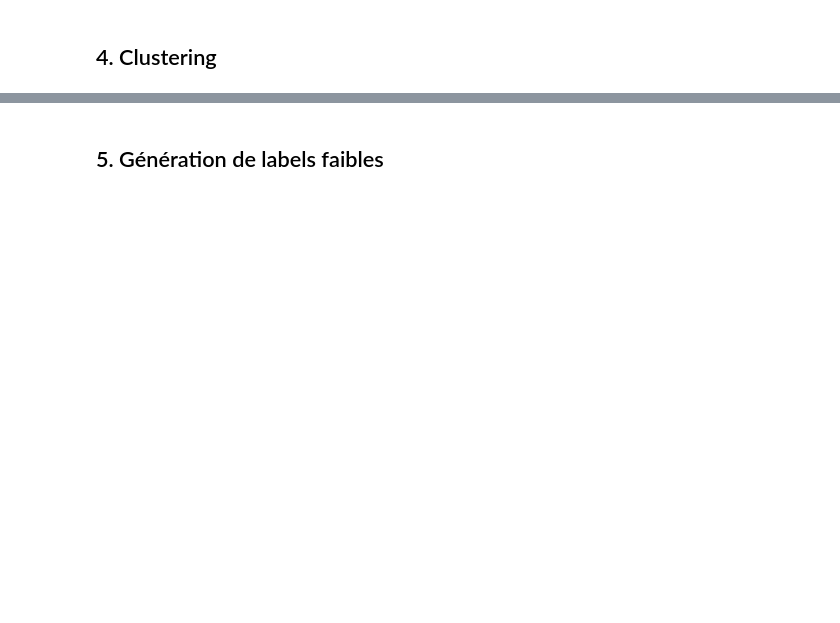
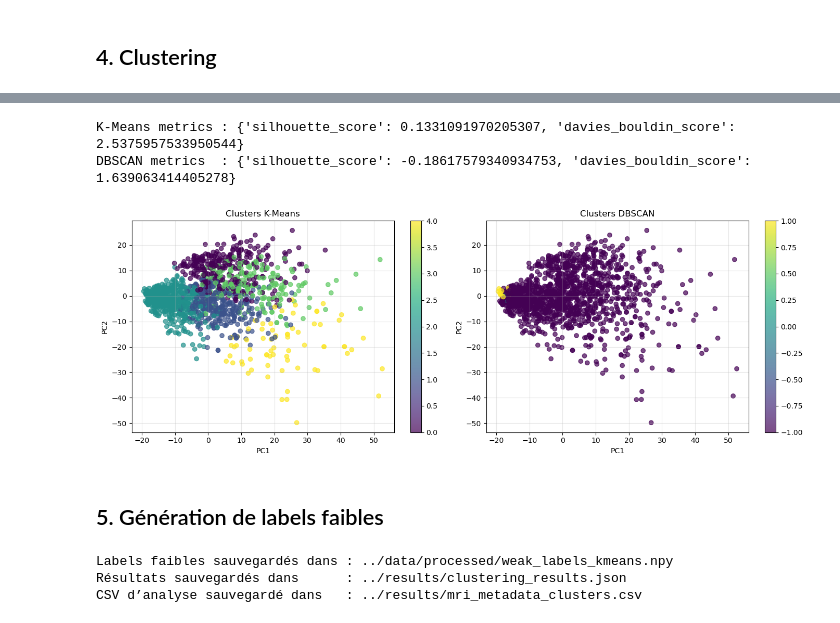
Before and after one commit to Kisai-DG-SLU/label_image, a Jupyter notebook: notebooks/01_exploratory_analysis.ipynb, the cells around one changed output, grey strips where cells are left out. Cells and saved outputs as stored; diff of their text form; code cells hidden in the pictures; blank space fills up the shorter version.

```diff
--- a/notebooks/01_exploratory_analysis.ipynb
+++ b/notebooks/01_exploratory_analysis.ipynb
@@ -111,27 +323,59 @@ print('DBSCAN clusters:', len(np.unique(cluster_labels_dbscan)))
 # %%
 def evaluate_clusters(x, y):
+    unique_labels = np.unique(y)
+
+    if len(unique_labels) < 2:
+        return {
+            'silhouette_score': None,
+            'davies_bouldin_score': None
+        }
+
     return {
         'silhouette_score': float(silhouette_score(x, y)),
         'davies_bouldin_score': float(davies_bouldin_score(x, y))
     }
 
-kmeans_metrics = evaluate_clusters(features_pca, cluster_labels_kmeans)
-print(kmeans_metrics)
+kmeans_metrics = evaluate_clusters(features_pca_clustering, cluster_labels_kmeans)
+dbscan_metrics = evaluate_clusters(features_pca_clustering, cluster_labels_dbscan)
+
+print('K-Means metrics :', kmeans_metrics)
+print('DBSCAN metrics  :', dbscan_metrics)
+# %% [output]
+K-Means metrics : {'silhouette_score': 0.1331091970205307, 'davies_bouldin_score': 2.5375957533950544}
+DBSCAN metrics  : {'silhouette_score': -0.18617579340934753, 'davies_bouldin_score': 1.639063414405278}
 # %%
 fig, axes = plt.subplots(1, 2, figsize=(14, 5))
 
-sc1 = axes[0].scatter(features_pca[:, 0], features_pca[:, 1], c=cluster_labels_kmeans, cmap='viridis', alpha=0.7)
+sc1 = axes[0].scatter(
+    features_pca[:, 0],
+    features_pca[:, 1],
+    c=cluster_labels_kmeans,
+    cmap='viridis',
+    alpha=0.7
+)
 axes[0].set_title('Clusters K-Means')
+axes[0].set_xlabel('PC1')
+axes[0].set_ylabel('PC2')
 axes[0].grid(True, alpha=0.3)
 plt.colorbar(sc1, ax=axes[0])
 
-sc2 = axes[1].scatter(features_pca[:, 0], features_pca[:, 1], c=cluster_labels_dbscan, cmap='viridis', alpha=0.7)
+sc2 = axes[1].scatter(
+    features_pca[:, 0],
+    features_pca[:, 1],
+    c=cluster_labels_dbscan,
+    cmap='viridis',
+    alpha=0.7
+)
 axes[1].set_title('Clusters DBSCAN')
+axes[1].set_xlabel('PC1')
+axes[1].set_ylabel('PC2')
 axes[1].grid(True, alpha=0.3)
 plt.colorbar(sc2, ax=axes[1])
 
 plt.tight_layout()
 plt.show()
+# %% [output]
+[figure, added]
 # %% [markdown]
 ## 5. Génération de labels faibles
 # %%
@@ -139,10 +383,25 @@ weak_labels = cluster_labels_kmeans
 weak_labels_path = PROCESSED_DIR / 'weak_labels_kmeans.npy'
 np.save(weak_labels_path, weak_labels)
 
+# Sauvegarde d'un tableau d'analyse enrichi
+analysis_df = metadata.copy()
+analysis_df['cluster_kmeans'] = cluster_labels_kmeans
+analysis_df['cluster_dbscan'] = cluster_labels_dbscan
+analysis_df['pca_1'] = features_pca[:, 0]
+analysis_df['pca_2'] = features_pca[:, 1]
+analysis_df['tsne_1'] = features_tsne[:, 0]
+analysis_df['tsne_2'] = features_tsne[:, 1]
+
+analysis_csv_path = RESULTS_DIR / 'mri_metadata_clusters.csv'
+analysis_df.to_csv(analysis_csv_path, index=False)
+
 clustering_results = {
     'algorithm': 'KMeans',
     'n_clusters': optimal_k,
     'metrics': kmeans_metrics,
+    'dbscan_metrics': dbscan_metrics,
+    'n_images': int(len(images)),
+    'label_distribution': metadata['label'].value_counts().to_dict(),
     'labels': weak_labels.tolist()
 }
 
@@ -150,5 +409,10 @@ results_path = RESULTS_DIR / 'clustering_results.json'
 with open(results_path, 'w', encoding='utf-8') as f:
     json.dump(clustering_results, f, indent=2, ensure_ascii=False)
 
-print('Labels faibles sauvegardés dans:', weak_labels_path)
-print('Résultats sauvegardés dans:', results_path)
+print('Labels faibles sauvegardés dans :', weak_labels_path)
+print('Résultats sauvegardés dans      :', results_path)
+print('CSV d’analyse sauvegardé dans   :', analysis_csv_path)
+# %% [output]
+Labels faibles sauvegardés dans : ../data/processed/weak_labels_kmeans.npy
+Résultats sauvegardés dans      : ../results/clustering_results.json
+CSV d’analyse sauvegardé dans   : ../results/mri_metadata_clusters.csv
```
Also changed, not shown: parts of 15 cells of this notebook, 10 other files.
